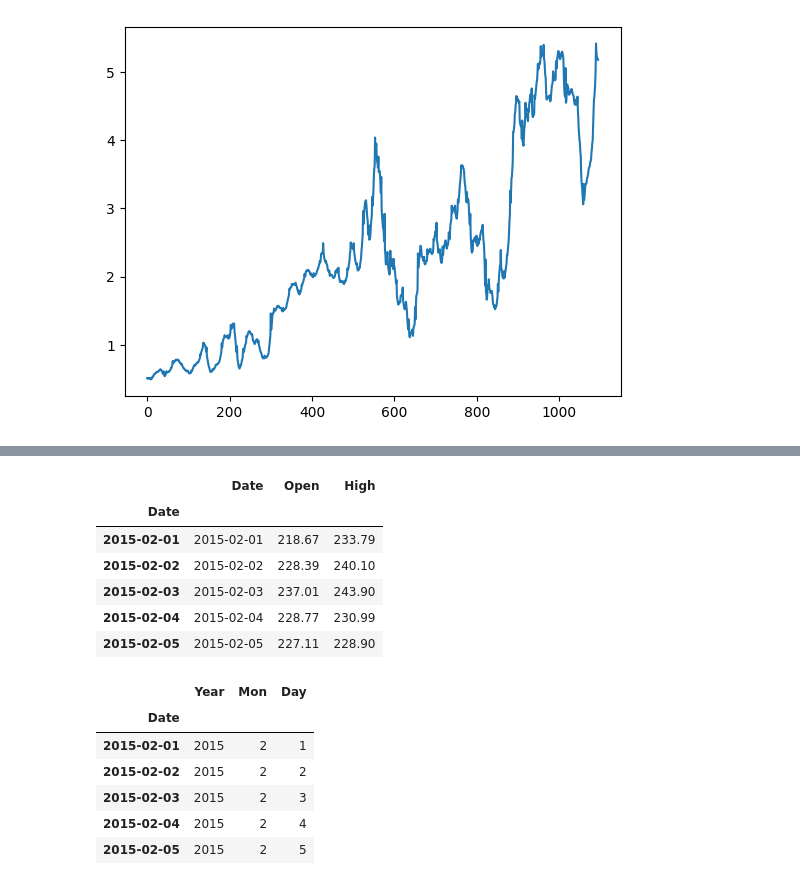
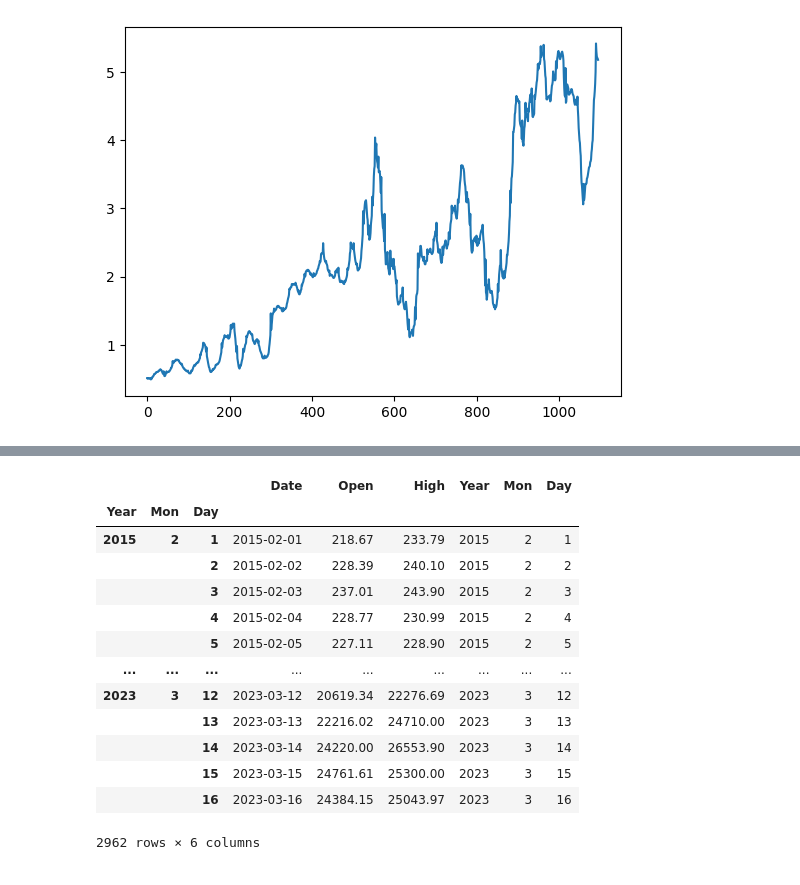
Before and after one commit to aintproud/analitic, a Jupyter notebook: 1.ipynb, the cells around one changed output, grey strips where cells are left out. Saved outputs shown, nothing was run; the diff lists cells and outputs as text; code cells hidden in the pictures.

```diff
--- a/1.ipynb
+++ b/1.ipynb
@@ -102,25 +52,30 @@ Name: Date, Length: 2962, dtype: datetime64[ns]
-# %%
-bitcoin.index=bitcoin['Date']
-bitcoin.head()
-# %% [output]
-|  | Date | Open | High |
-| Date |  |  |  |
-| 2015-02-01 | 2015-02-01 | 218.67 | 233.79 |
-| 2015-02-02 | 2015-02-02 | 228.39 | 240.10 |
-| 2015-02-03 | 2015-02-03 | 237.01 | 243.90 |
-| 2015-02-04 | 2015-02-04 | 228.77 | 230.99 |
-| 2015-02-05 | 2015-02-05 | 227.11 | 228.90 |
 # %%
+bitcoin['Date']=bitcoin['Date'].map(lambda x:str(x)[0:4]+'-'+str(x)[4:6]+'-'+str(x)[6:8])
+bitcoin['Date']
+
+bitcoin['Date'] =pd.to_datetime(bitcoin['Date'])
+bitcoin['Date']
+
+bitcoin.index=bitcoin['Date']
 bitcoin['Year']=bitcoin.index.year
 bitcoin['Mon']=bitcoin.index.month
 bitcoin['Day']=bitcoin.index.day
 dates=bitcoin[['Year','Mon','Day']]
-dates.head()
+
+bitcoin.index=pd.MultiIndex.from_tuples(dates.values.tolist(), names=dates.columns)
+bitcoin
 # %% [output]
-|  | Year | Mon | Day |
-| Date |  |  |  |
-| 2015-02-01 | 2015 | 2 | 1 |
-| 2015-02-02 | 2015 | 2 | 2 |
-| 2015-02-03 | 2015 | 2 | 3 |
-| 2015-02-04 | 2015 | 2 | 4 |
-| 2015-02-05 | 2015 | 2 | 5 |
+|  |  |  | Date | Open | High | Year | Mon | Day |
+| Year | Mon | Day |  |  |  |  |  |  |
+| 2015 | 2 | 1 | 2015-02-01 | 218.67 | 233.79 | 2015 | 2 | 1 |
+|  |  | 2 | 2015-02-02 | 228.39 | 240.10 | 2015 | 2 | 2 |
+|  |  | 3 | 2015-02-03 | 237.01 | 243.90 | 2015 | 2 | 3 |
+|  |  | 4 | 2015-02-04 | 228.77 | 230.99 | 2015 | 2 | 4 |
+|  |  | 5 | 2015-02-05 | 227.11 | 228.90 | 2015 | 2 | 5 |
+| ... | ... | ... | ... | ... | ... | ... | ... | ... |
+| 2023 | 3 | 12 | 2023-03-12 | 20619.34 | 22276.69 | 2023 | 3 | 12 |
+|  |  | 13 | 2023-03-13 | 22216.02 | 24710.00 | 2023 | 3 | 13 |
+|  |  | 14 | 2023-03-14 | 24220.00 | 26553.90 | 2023 | 3 | 14 |
+|  |  | 15 | 2023-03-15 | 24761.61 | 25300.00 | 2023 | 3 | 15 |
+|  |  | 16 | 2023-03-16 | 24384.15 | 25043.97 | 2023 | 3 | 16 |
+2962 rows × 6 columns
```
Also changed, not shown: parts of 9 cells of this notebook.
